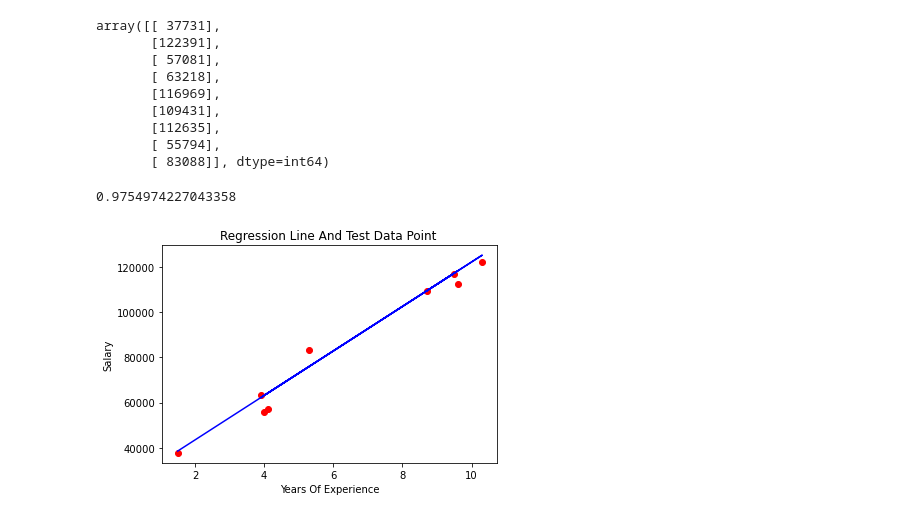
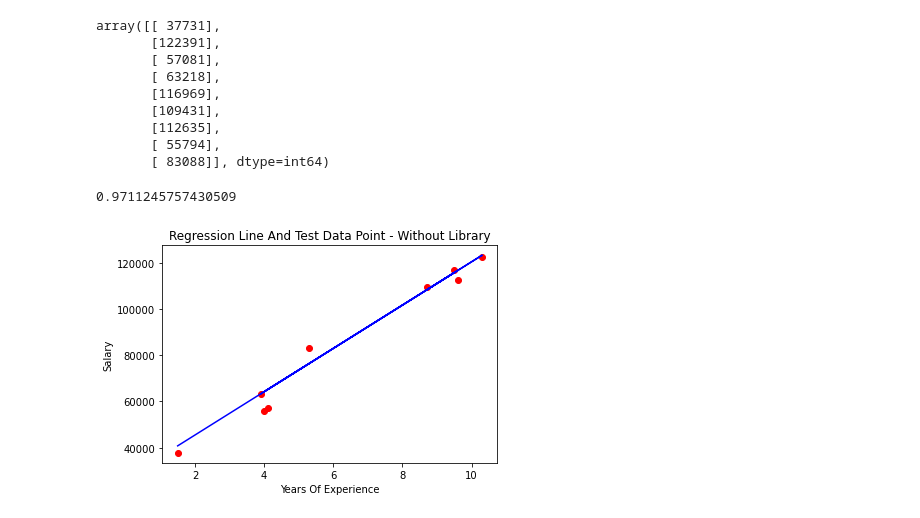
Before and after one commit to tanmoysrt/ML-Algorithms-From-Scratch, a Jupyter notebook: Simple_Linear_Regression/Simple Linear Regression.ipynb, the cells around one changed output. Saved outputs shown, nothing was run; the diff lists cells and outputs as text; code cells hidden in the pictures.

```diff
--- a/Simple_Linear_Regression/Simple Linear Regression.ipynb
+++ b/Simple_Linear_Regression/Simple Linear Regression.ipynb
@@ -109,11 +110,11 @@ class simple_linear_regression:
             print(f'Coeficient : {self.coef[0][0]} | Intercept : {self.intercept}')
 
     def predict(self,x):
-        y_pred = np.dot(x,coef)+intercept
+        y_pred = np.dot(x,self.coef)+self.intercept
         return y_pred
 # %%
 slr = simple_linear_regression()
-slr.epochs = 3000
+slr.epochs = 30000
 # %%
 slr.fit(x_train,y_train)
 # %% [output]
@@ -143,16 +144,17 @@ array([[ 37731],
        [ 55794],
        [ 83088]], dtype=int64)
 # %%
+# R2 score
 from sklearn.metrics import r2_score
 r2_score(slr.predict(x_test),y_test)
 # %% [output]
-0.9754974227043358
+0.9711245757430509
 # %%
 plt.plot(x_test,slr.predict(x_test),color="blue")
 plt.scatter(x_test,y_test,color="red")
 plt.xlabel("Years Of Experience")
 plt.ylabel("Salary")
-plt.title("Regression Line And Test Data Point ")
+plt.title("Regression Line And Test Data Point - Without Library")
 plt.show()
 # %% [output]
-[figure, old version]
+[figure, new version]
```
Also changed, not shown: parts of 6 cells of this notebook.
